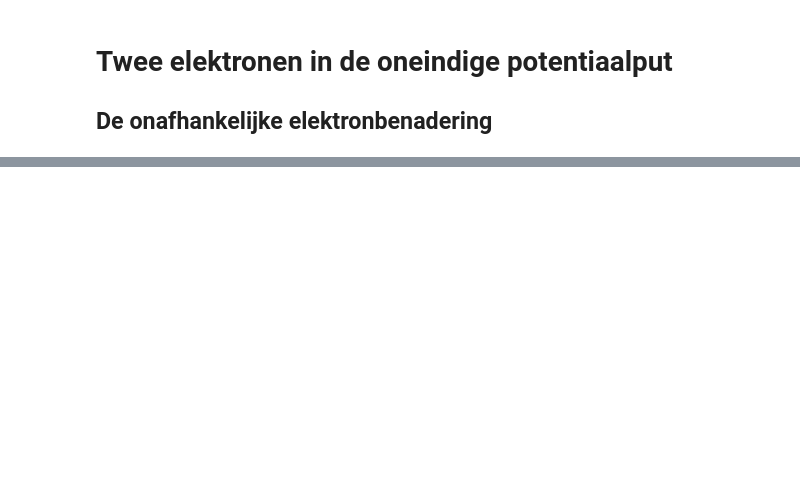
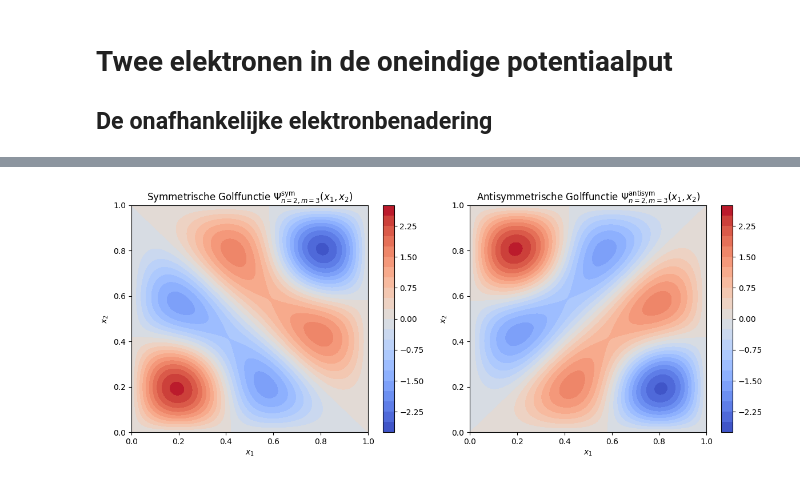
Before and after one commit to trcools/2e-bachelor-Fysica, a Jupyter notebook: 1e-bachelor-semester-1/Chemie 2/Code/twee-elektronen.ipynb, the cells around one changed output, grey strips where cells are left out. Drawn from its saved outputs; the diff is of its cells as text; code cells hidden in the pictures; blank space fills up the shorter version.

```diff
--- a/1e-bachelor-semester-1/Chemie 2/Code/twee-elektronen.ipynb
+++ b/1e-bachelor-semester-1/Chemie 2/Code/twee-elektronen.ipynb
@@ -35,0 +42,43 @@ plt.show()
+# %%
+# Symmetrische en antisymmetrische golffuncties
+def psi_sym(x_1, x_2, length=a,n=n,m=m):
+    return (1/np.sqrt(2))*(psi_nm(x_1, x_2, length=length,n=n,m=m) + psi_nm(x_2, x_1, length=length,n=n,m=m))
+def psi_antisym(x_1, x_2, length=a,n=n,m=m):
+    return (1/np.sqrt(2))*(psi_nm(x_1, x_2, length=length,n=n,m=m) - psi_nm(x_2, x_1, length=length,n=n,m=m))
+
+def get_data_sym_antisym(length=a,n=n,m=m):
+    x_1 = np.linspace(0, length, 1000)
+    x_2 = np.linspace(0, length , 1000)
+    X_1, X_2 = np.meshgrid(x_1, x_2)
+
+    # Bereken de golffunctie over het hele rooster
+    Z_sym = psi_sym(X_1, X_2, length=a, n=n, m=m)
+    Z_antisym = psi_antisym(X_1, X_2, length=a, n=n, m=m)
+    return X_1, X_2, Z_sym, Z_antisym
+
+def plot_wavefunctions_sym_antisym(X_1, X_2, Z_sym, Z_antisym, n, m):
+    plt.close()
+    # oppervlakte plot
+    plt.figure(figsize=(12, 5))
+
+    plt.subplot(1, 2, 1)
+    plt.contourf(X_1, X_2, Z_sym, levels=20, cmap='coolwarm')
+    plt.xlabel(r'$x_1$')
+    plt.ylabel(r'$x_2$')
+    plt.title(rf'Symmetrische Golffunctie $\Psi_{{n={n},m={m}}}^{{\mathrm{{sym}}}}(x_1, x_2)$')
+    plt.colorbar()
+
+    plt.subplot(1, 2, 2)
+    plt.contourf(X_1, X_2, Z_antisym, levels=20, cmap='coolwarm')
+    plt.xlabel(r'$x_1$')
+    plt.ylabel(r'$x_2$')
+    plt.title(rf'Antisymmetrische Golffunctie $\Psi_{{n={n},m={m}}}^{{\mathrm{{antisym}}}}(x_1, x_2)$')
+    plt.colorbar()
+
+    plt.tight_layout()
+    plt.show()
+# %%
+X_1, X_2, Z_sym, Z_antisym = get_data_sym_antisym(length=a,n=n,m=m)
+plot_wavefunctions_sym_antisym(X_1, X_2, Z_sym, Z_antisym, n, m)
+# %% [output]
+[figure, added]
```
Also changed, not shown: parts of 2 cells of this notebook.
